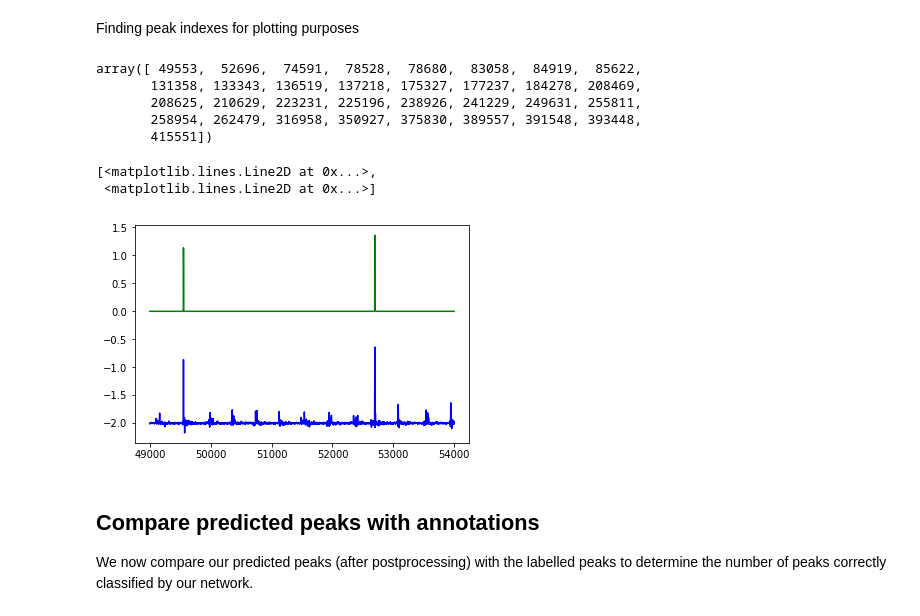
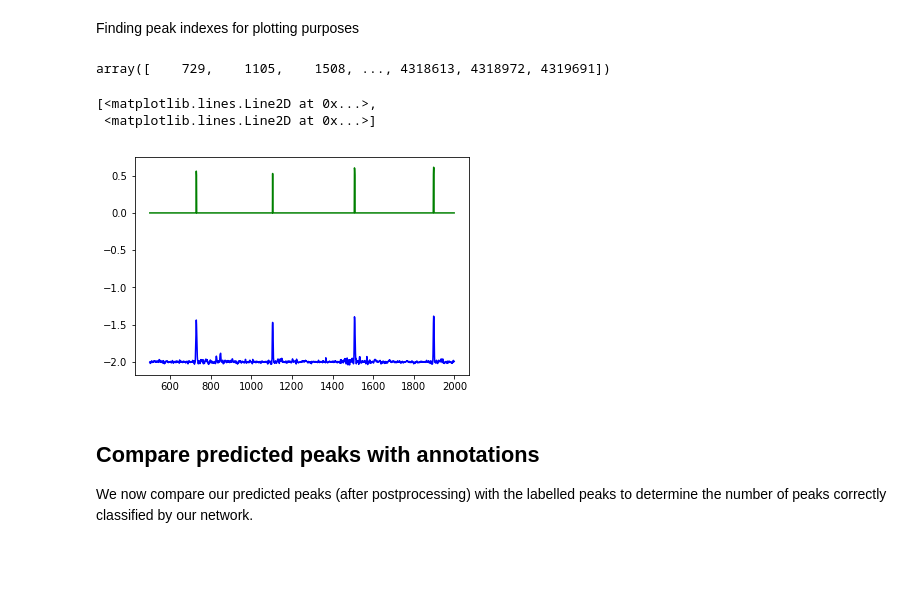
Before and after one commit to lsfischer/QRS_Detector, a Jupyter notebook: QRS_Detector/QRS_Detector_collab.ipynb, the cells around one changed output. Saved outputs shown, nothing was run; the diff lists cells and outputs as text; code cells hidden in the pictures; blank space fills up the shorter version.

```diff
--- a/QRS_Detector/QRS_Detector_collab.ipynb
+++ b/QRS_Detector/QRS_Detector_collab.ipynb
@@ -258,10 +274,10 @@ This section is dedicated to generate the predictions of our RNN model. We first
 #output = rnnModel.predict(testData_rnn,steps=1000)
 #print(output.shape)
 # %%
-def get_preds_targets(tf_dataset,model):
+def get_preds_targets(tf_dataset,model,nbatches = 10):
   predictions = []
   targets = []
-  nbatches = 10
+
 
   try:
     iterator = tf_dataset.make_initializable_iterator()
@@ -282,7 +298,8 @@ def get_preds_targets(tf_dataset,model):
 
   return predictions, targets
 # %%
-predictions, targets = get_preds_targets(testData_rnn, rnnModel)
+nbatches = 100
+predictions, targets = get_preds_targets(testData_rnn, rnnModel,nbatches)
 targets1D = np.reshape(targets,(nbatches*batchSize_rnn*seql_rnn * ninputs))
 predictions1D = np.reshape(predictions,(nbatches*batchSize_rnn*seql_rnn * ninputs))
 # %% [output]
@@ -320,25 +344,21 @@ def get_peaks(predictions1D,targets1D):
   targets_peak_locs_above_th = np.array(targets_peak_locs_above_th)
   peak_locs_above_th = np.array(peak_locs_above_th)
 
-  return peak_locs_above_th, targets_peak_locs_above_th
+  return peak_locs_above_th, targets_peak_locs_above_th, peaks
 # %% [markdown]
 Finding peak indexes for plotting purposes
 # %%
-peak_locs_above_th, targets_peak_locs_above_th = get_peaks(predictions1D,targets1D)
+peak_locs_above_th, targets_peak_locs_above_th, peaks = get_peaks(predictions1D,targets1D)
 peak_locs_above_th
 # %% [output]
-array([ 49553,  52696,  74591,  78528,  78680,  83058,  84919,  85622,
-       131358, 133343, 136519, 137218, 175327, 177237, 184278, 208469,
-       208625, 210629, 223231, 225196, 238926, 241229, 249631, 255811,
-       258954, 262479, 316958, 350927, 375830, 389557, 391548, 393448,
-       415551])
+array([    729,    1105,    1508, ..., 4318613, 4318972, 4319691])
 # %%
 t = range(nbatches*batchSize_rnn*seql_rnn*ninputs)
-plt.plot(t[49000:54000],predictions1D[49000:54000]-2,'b',t[49000:54000],peaks[49000:54000],'g')
+plt.plot(t[500:2000],predictions1D[500:2000]-2,'b',t[500:2000],peaks[500:2000],'g')
 # %% [output]
 [<matplotlib.lines.Line2D at 0x...>,
  <matplotlib.lines.Line2D at 0x...>]
-[figure, old version]
+[figure, new version]
 # %% [markdown]
 ## Compare predicted peaks with annotations
 
```
Also changed, not shown: parts of 18 cells of this notebook.
